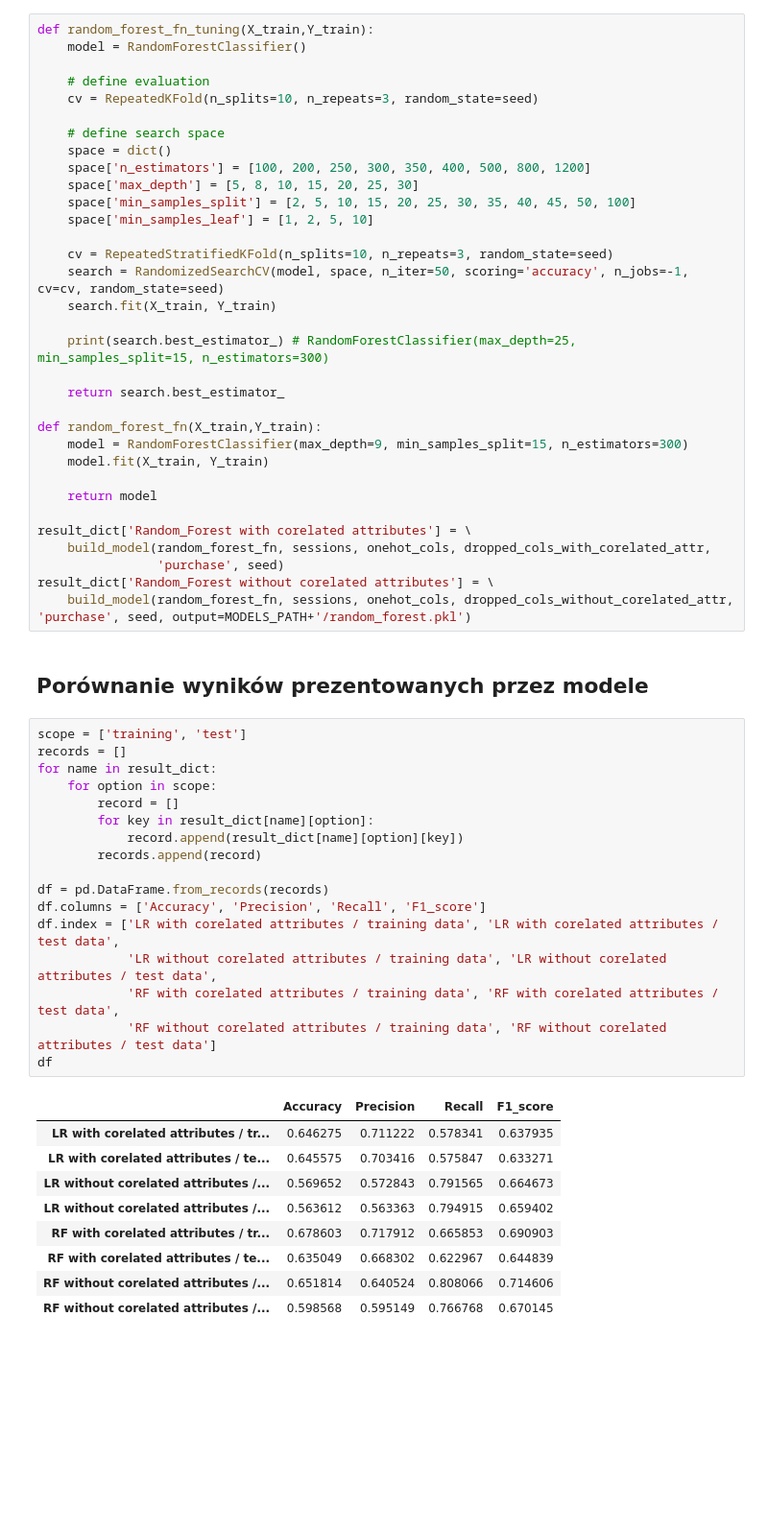
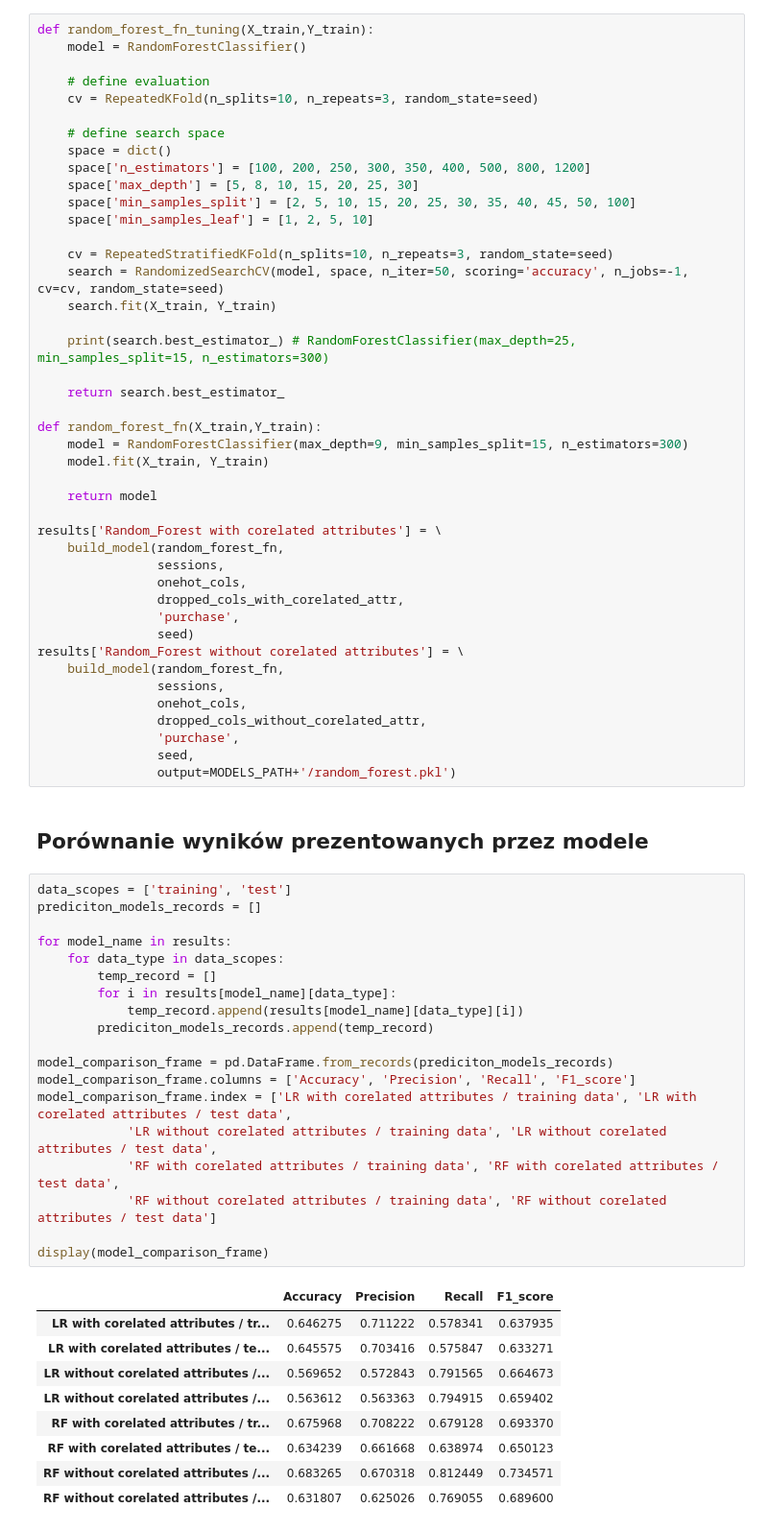
Before and after one commit to Rafalini/eshopingPredictions, a Jupyter notebook: notebooks/ModelImplementation2.ipynb, the cells around one changed output. Shown at 96% size. Saved outputs shown, nothing was run; the diff lists cells and outputs as text; blank space fills up the shorter version.

```diff
--- a/notebooks/ModelImplementation2.ipynb
+++ b/notebooks/ModelImplementation2.ipynb
@@ -269,40 +281,52 @@ def random_forest_fn(X_train,Y_train):
 
     return model
 
-result_dict['Random_Forest with corelated attributes'] = \
-    build_model(random_forest_fn, sessions, onehot_cols, dropped_cols_with_corelated_attr,
-                'purchase', seed)
-result_dict['Random_Forest without corelated attributes'] = \
-    build_model(random_forest_fn, sessions, onehot_cols, dropped_cols_without_corelated_attr, 'purchase', seed, output=MODELS_PATH+'/random_forest.pkl')
+results['Random_Forest with corelated attributes'] = \
+    build_model(random_forest_fn,
+                sessions,
+                onehot_cols,
+                dropped_cols_with_corelated_attr,
+                'purchase',
+                seed)
+results['Random_Forest without corelated attributes'] = \
+    build_model(random_forest_fn,
+                sessions,
+                onehot_cols,
+                dropped_cols_without_corelated_attr,
+                'purchase',
+                seed,
+                output=MODELS_PATH+'/random_forest.pkl')
 # %% [markdown]
 ## Porównanie wyników prezentowanych przez modele
 # %%
-scope = ['training', 'test']
-records = []
-for name in result_dict:
-    for option in scope:
-        record = []
-        for key in result_dict[name][option]:
-            record.append(result_dict[name][option][key])
-        records.append(record)
+data_scopes = ['training', 'test']
+prediciton_models_records = []
 
-df = pd.DataFrame.from_records(records)
-df.columns = ['Accuracy', 'Precision', 'Recall', 'F1_score']
-df.index = ['LR with corelated attributes / training data', 'LR with corelated attributes / test data',
+for model_name in results:
+    for data_type in data_scopes:
+        temp_record = []
+        for i in results[model_name][data_type]:
+            temp_record.append(results[model_name][data_type][i])
+        prediciton_models_records.append(temp_record)
+
+model_comparison_frame = pd.DataFrame.from_records(prediciton_models_records)
+model_comparison_frame.columns = ['Accuracy', 'Precision', 'Recall', 'F1_score']
+model_comparison_frame.index = ['LR with corelated attributes / training data', 'LR with corelated attributes / test data',
             'LR without corelated attributes / training data', 'LR without corelated attributes / test data',
             'RF with corelated attributes / training data', 'RF with corelated attributes / test data',
             'RF without corelated attributes / training data', 'RF without corelated attributes / test data']
-df
+
+display(model_comparison_frame)
 # %% [output]
 |  | Accuracy | Precision | Recall | F1_score |
 | LR with corelated attributes / tr... | 0.646275 | 0.711222 | 0.578341 | 0.637935 |
 | LR with corelated attributes / te... | 0.645575 | 0.703416 | 0.575847 | 0.633271 |
 | LR without corelated attributes /... | 0.569652 | 0.572843 | 0.791565 | 0.664673 |
 | LR without corelated attributes /... | 0.563612 | 0.563363 | 0.794915 | 0.659402 |
-| RF with corelated attributes / tr... | 0.678603 | 0.717912 | 0.665853 | 0.690903 |
-| RF with corelated attributes / te... | 0.635049 | 0.668302 | 0.622967 | 0.644839 |
-| RF without corelated attributes /... | 0.651814 | 0.640524 | 0.808066 | 0.714606 |
-| RF without corelated attributes /... | 0.598568 | 0.595149 | 0.766768 | 0.670145 |
+| RF with corelated attributes / tr... | 0.675968 | 0.708222 | 0.679128 | 0.693370 |
+| RF with corelated attributes / te... | 0.634239 | 0.661668 | 0.638974 | 0.650123 |
+| RF without corelated attributes /... | 0.683265 | 0.670318 | 0.812449 | 0.734571 |
+| RF without corelated attributes /... | 0.631807 | 0.625026 | 0.769055 | 0.689600 |
 # %% [markdown]
 ## Analiza uzyskanych wyników
 
```
Also changed, not shown: parts of 4 cells of this notebook, 1 other file.
